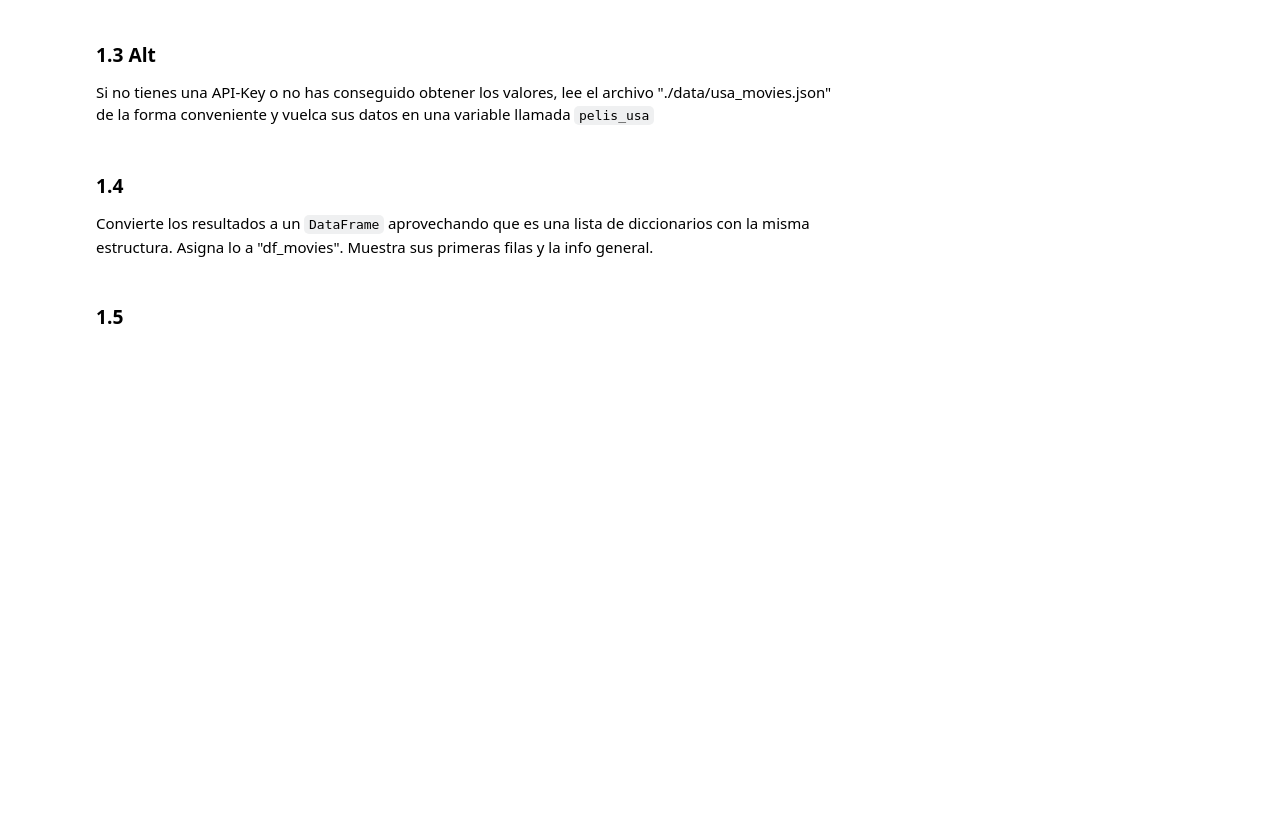
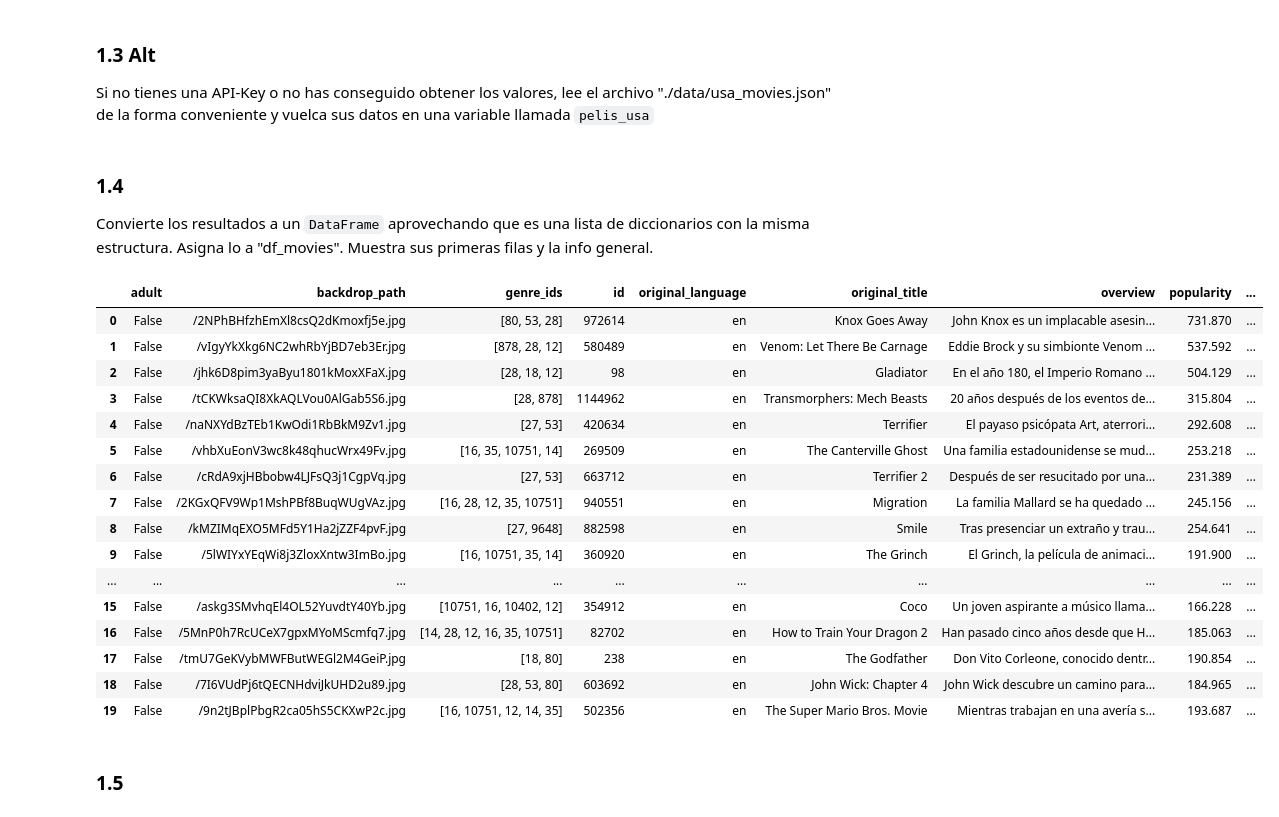
Before and after one commit to redani77/ONLINE_DS_THEBRIDGE_DaniCastillo, a Jupyter notebook: 006 ACCESO REMOTO/SPRINT 006/Unidad_02/Practica_Obligatoria/18_Practica_Obligatoria_Scraping_API.ipynb, the cells around one changed output. Drawn from its saved outputs; the diff is of its cells as text; code cells hidden in the pictures; blank space fills up the shorter version.

```diff
--- a/006 ACCESO REMOTO/SPRINT 006/Unidad_02/Practica_Obligatoria/18_Practica_Obligatoria_Scraping_API.ipynb
+++ b/006 ACCESO REMOTO/SPRINT 006/Unidad_02/Practica_Obligatoria/18_Practica_Obligatoria_Scraping_API.ipynb
@@ -80,3 +98,10 @@ Donde tendrá que incluir los parámetros "api_key" con valor tu api_key para TM
 Ojo el valor del nombre de Estados Unidos en este caso no es USA, pero casi.
 
 EXTRA: Hay una forma de que te devuelva los datos en español cuando corresponda, a ver si lo logras.
+# %%
+
+url_usa = f"{url_base}api_key={api_key}&language=es-ES&with_origin_country=US&year=2023" #language=es-ES devuelve los datos en español
+
+response_usa = requests.get(url_usa)
+
+print(response_usa.text)
@@ -84,3 +111,7 @@ EXTRA: Hay una forma de que te devuelva los datos en español cuando corresponda
 ### 1.3
 
 Escribe el código de respuesta y su explicación. Vuelca los datos de la respuesta en una variable `datos_usa` (es decir el resultado del metodo `json`). Muestra los campos del json de respuesta y decide cuál es el que vamos a usar para extrarer los datos. Muestra los valores para ese campo y luego asignalo a la variable `pelis_usa`.
+# %%
+
+datos_usa = response_usa.json()
+datos_usa
@@ -92,6 +141,28 @@ Si no tienes una API-Key o no has conseguido obtener los valores, lee el archivo
 ### 1.4
 
 Convierte los resultados a un `DataFrame` aprovechando que es una lista de diccionarios con la misma estructura. Asigna lo a "df_movies". Muestra sus primeras filas y la info general.
+# %%
+
+df_movies_usa = pd.DataFrame(datos_usa["results"])
+df_movies_usa
+# %% [output]
+|  | adult | backdrop_path | genre_ids | id | original_language | original_title | overview | popularity | ... |
+| 0 | False | /2NPhBHfzhEmXl8csQ2dKmoxfj5e.jpg | [80, 53, 28] | 972614 | en | Knox Goes Away | John Knox es un implacable asesin... | 731.870 | ... |
+| 1 | False | /vIgyYkXkg6NC2whRbYjBD7eb3Er.jpg | [878, 28, 12] | 580489 | en | Venom: Let There Be Carnage | Eddie Brock y su simbionte Venom ... | 537.592 | ... |
+| 2 | False | /jhk6D8pim3yaByu1801kMoxXFaX.jpg | [28, 18, 12] | 98 | en | Gladiator | En el año 180, el Imperio Romano ... | 504.129 | ... |
+| 3 | False | /tCKWksaQI8XkAQLVou0AlGab5S6.jpg | [28, 878] | 1144962 | en | Transmorphers: Mech Beasts | 20 años después de los eventos de... | 315.804 | ... |
+| 4 | False | /naNXYdBzTEb1KwOdi1RbBkM9Zv1.jpg | [27, 53] | 420634 | en | Terrifier | El payaso psicópata Art, aterrori... | 292.608 | ... |
+| 5 | False | /vhbXuEonV3wc8k48qhucWrx49Fv.jpg | [16, 35, 10751, 14] | 269509 | en | The Canterville Ghost | Una familia estadounidense se mud... | 253.218 | ... |
+| 6 | False | /cRdA9xjHBbobw4LJFsQ3j1CgpVq.jpg | [27, 53] | 663712 | en | Terrifier 2 | Después de ser resucitado por una... | 231.389 | ... |
+| 7 | False | /2KGxQFV9Wp1MshPBf8BuqWUgVAz.jpg | [16, 28, 12, 35, 10751] | 940551 | en | Migration | La familia Mallard se ha quedado ... | 245.156 | ... |
+| 8 | False | /kMZIMqEXO5MFd5Y1Ha2jZZF4pvF.jpg | [27, 9648] | 882598 | en | Smile | Tras presenciar un extraño y trau... | 254.641 | ... |
+| 9 | False | /5lWIYxYEqWi8j3ZloxXntw3ImBo.jpg | [16, 10751, 35, 14] | 360920 | en | The Grinch | El Grinch, la película de animaci... | 191.900 | ... |
+| ... | ... | ... | ... | ... | ... | ... | ... | ... | ... |
+| 15 | False | /askg3SMvhqEl4OL52YuvdtY40Yb.jpg | [10751, 16, 10402, 12] | 354912 | en | Coco | Un joven aspirante a músico llama... | 166.228 | ... |
+| 16 | False | /5MnP0h7RcUCeX7gpxMYoMScmfq7.jpg | [14, 28, 12, 16, 35, 10751] | 82702 | en | How to Train Your Dragon 2 | Han pasado cinco años desde que H... | 185.063 | ... |
+| 17 | False | /tmU7GeKVybMWFButWEGl2M4GeiP.jpg | [18, 80] | 238 | en | The Godfather | Don Vito Corleone, conocido dentr... | 190.854 | ... |
+| 18 | False | /7I6VUdPj6tQECNHdviJkUHD2u89.jpg | [28, 53, 80] | 603692 | en | John Wick: Chapter 4 | John Wick descubre un camino para... | 184.965 | ... |
+| 19 | False | /9n2tJBplPbgR2ca05hS5CKXwP2c.jpg | [16, 10751, 12, 14, 35] | 502356 | en | The Super Mario Bros. Movie | Mientras trabajan en una avería s... | 193.687 | ... |
 # %% [markdown]
 ### 1.5
 # %% [markdown]
```
Also changed, not shown: parts of 22 cells of this notebook.
